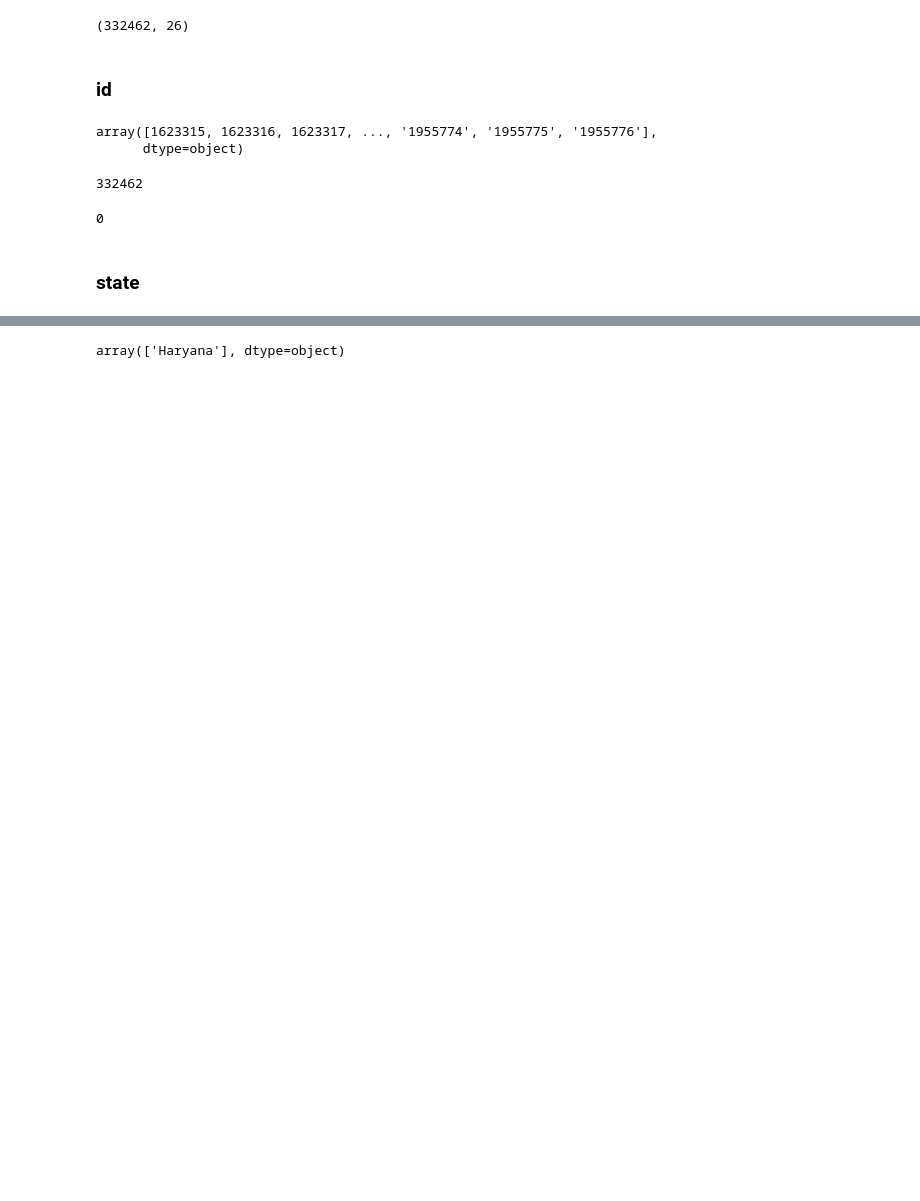
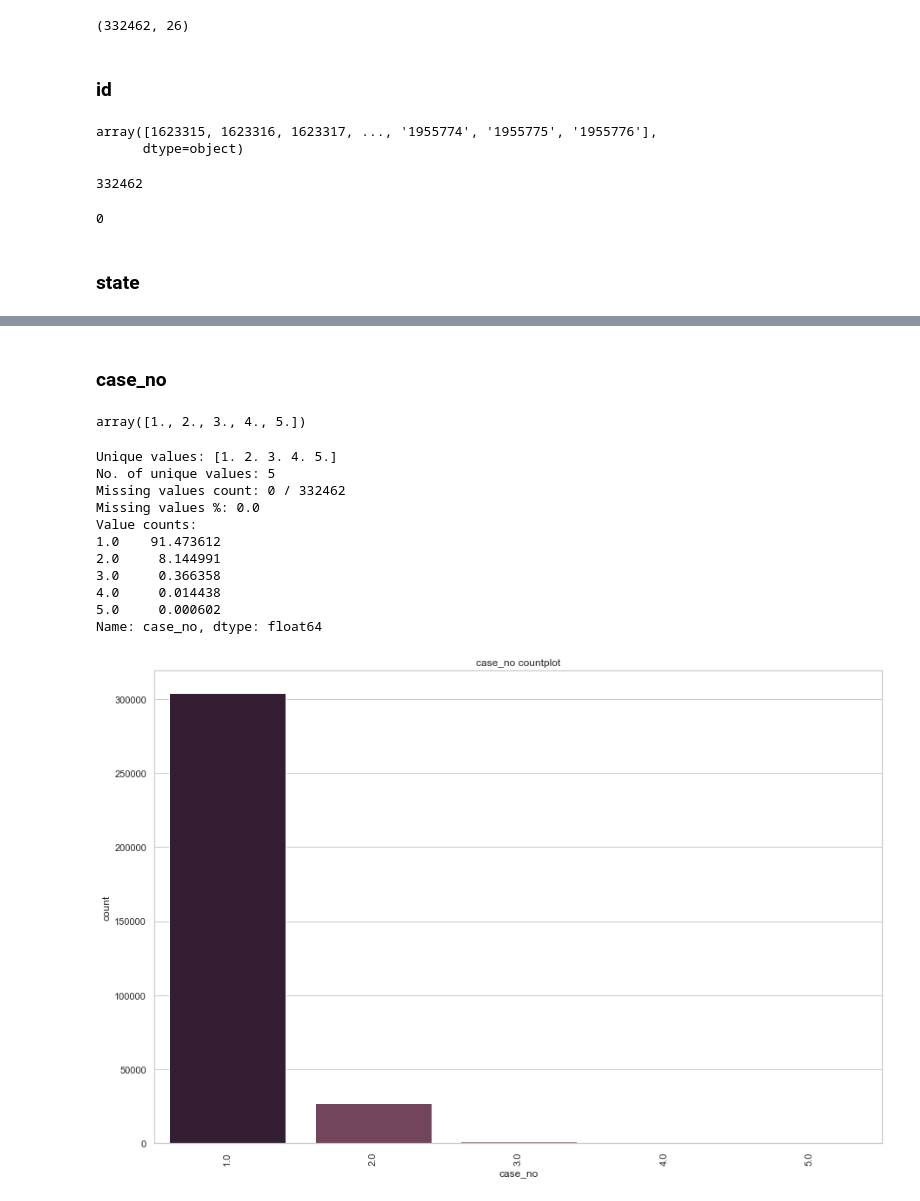
Before and after one commit to Gokul-S-Kumar/child_health_casestudy, a Jupyter notebook: notebooks/0.3-gokul-EDA_delivery.ipynb, the cells around one changed output, grey strips where cells are left out. Saved outputs shown, nothing was run; the diff lists cells and outputs as text; code cells hidden in the pictures; blank space fills up the shorter version.

```diff
--- a/notebooks/0.3-gokul-EDA_delivery.ipynb
+++ b/notebooks/0.3-gokul-EDA_delivery.ipynb
@@ -67,4 +127,21 @@ df['id'].isna().sum()
+# %% [markdown]
+### case_no
 # %%
-df['state'].unique()
+df['case_no'].unique()
 # %% [output]
-array(['Haryana'], dtype=object)
+array([1., 2., 3., 4., 5.])
+# %%
+categorical_eda(df, 'case_no', (15, 10))
+# %% [output]
+Unique values: [1. 2. 3. 4. 5.]
+No. of unique values: 5
+Missing values count: 0 / 332462
+Missing values %: 0.0
+Value counts:
+1.0    91.473612
+2.0     8.144991
+3.0     0.366358
+4.0     0.014438
+5.0     0.000602
+Name: case_no, dtype: float64
+[figure, added]
```
Also changed, not shown: parts of 36 cells of this notebook, 11 other files.
